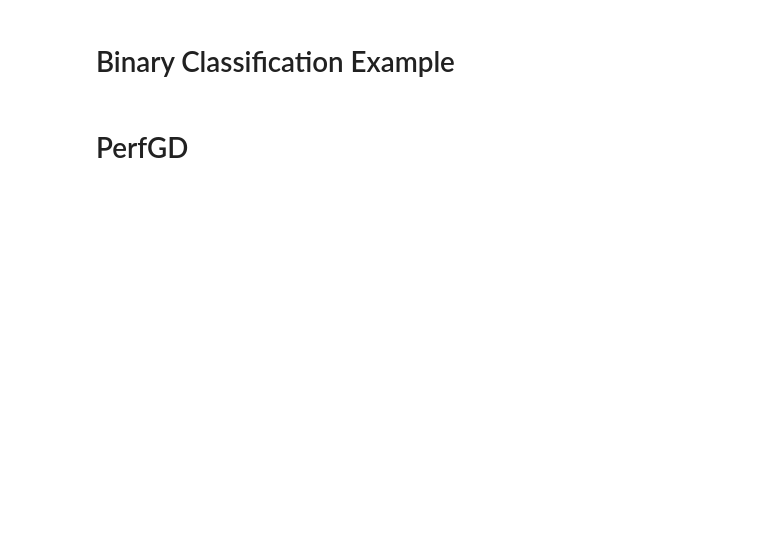
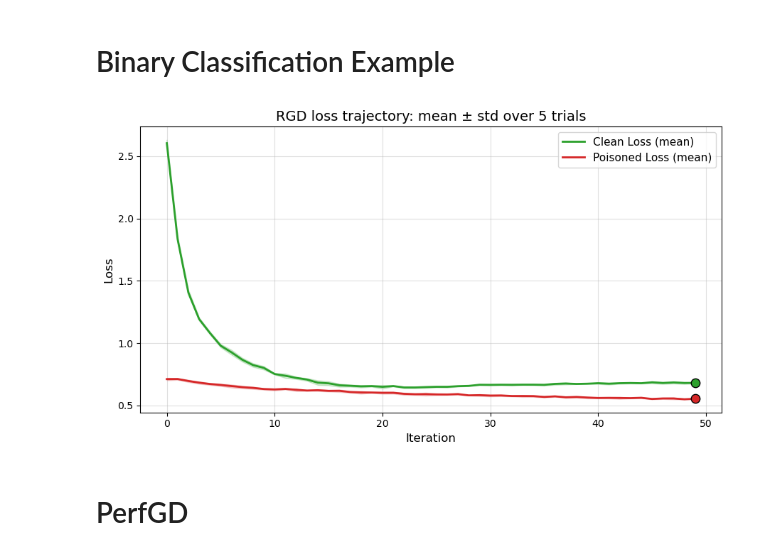
Before and after one commit to tetsnaga/poison-perf, a Jupyter notebook: poisoning/oracle_poison.ipynb, the cells around one changed output. Saved outputs shown, nothing was run; the diff lists cells and outputs as text; code cells hidden in the pictures; blank space fills up the shorter version.

```diff
--- a/poisoning/oracle_poison.ipynb
+++ b/poisoning/oracle_poison.ipynb
@@ -532,7 +473,7 @@ Lambda: float = 0.01
 n_trials = 5
 eta = 0.1
 n = 500
-max_iter = 200
+max_iter = 50
 
 
 D_theta, loss, mu_f = binary_classification(
@@ -547,7 +488,7 @@ D_theta, loss, mu_f = binary_classification(
 poison_kwargs = {
     'num_steps': 20,
     'step_size': 0.1,
-    'epsilon': 0.7,
+    'epsilon': 0.8,
     'theta_update_estimator': theta_update_estimator,
     "mu_f": mu_f,
     "mu_0": mu_0,
@@ -594,33 +535,35 @@ def to_float_array_losses(traj):
 
 clean_stack = torch.stack([to_float_array_losses(traj) for traj in all_losses_clean_list])      # [n_trials, T]
 poison_stack = torch.stack([to_float_array_losses(traj) for traj in all_losses_poisoned_list])  # [n_trials, T]
 
 clean_mean = clean_stack.mean(dim=0).numpy()
 clean_std  = clean_stack.std(dim=0, unbiased=False).numpy()
 poison_mean = poison_stack.mean(dim=0).numpy()
 poison_std  = poison_stack.std(dim=0, unbiased=False).numpy()
 
 x = np.arange(clean_mean.shape[0])
 
 fig, ax = plt.subplots(figsize=(9,5))
 
 ax.plot(x, clean_mean, label='Clean Loss (mean)', color='tab:green', linewidth=2)
 ax.fill_between(x, clean_mean - clean_std, clean_mean + clean_std, color='tab:green', alpha=0.2)
 
 ax.plot(x, poison_mean, label='Poisoned Loss (mean)', color='tab:red', linewidth=2)
 ax.fill_between(x, poison_mean - poison_std, poison_mean + poison_std, color='tab:red', alpha=0.2)
 
 ax.scatter(x[-1], clean_mean[-1], color='tab:green', edgecolor='k', s=80, zorder=5)
 ax.scatter(x[-1], poison_mean[-1], color='tab:red', edgecolor='k', s=80, zorder=5)
 
 ax.set_xlabel('Iteration', fontsize=12)
 ax.set_ylabel('Loss', fontsize=12)
 ax.set_title(f'RGD loss trajectory: mean ± std over {clean_stack.shape[0]} trials', fontsize=14)
 ax.legend(loc='best', fontsize=11)
 ax.grid(alpha=0.4)
 
 plt.tight_layout()
 plt.show()
+# %% [output]
+[figure, added]
 # %% [markdown]
 # PerfGD
 # %%
```
Also changed, not shown: parts of 4 cells of this notebook, 2 other files.
